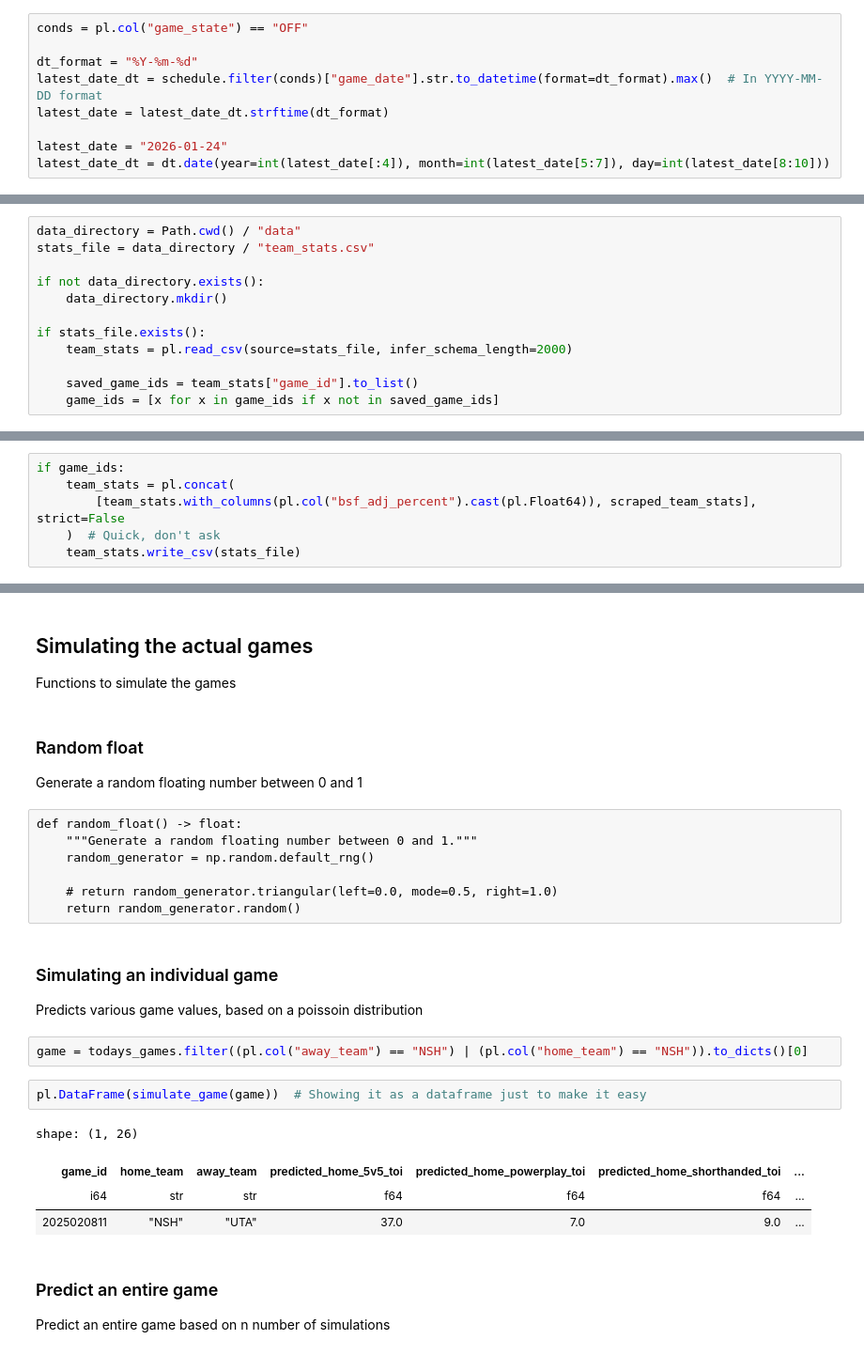
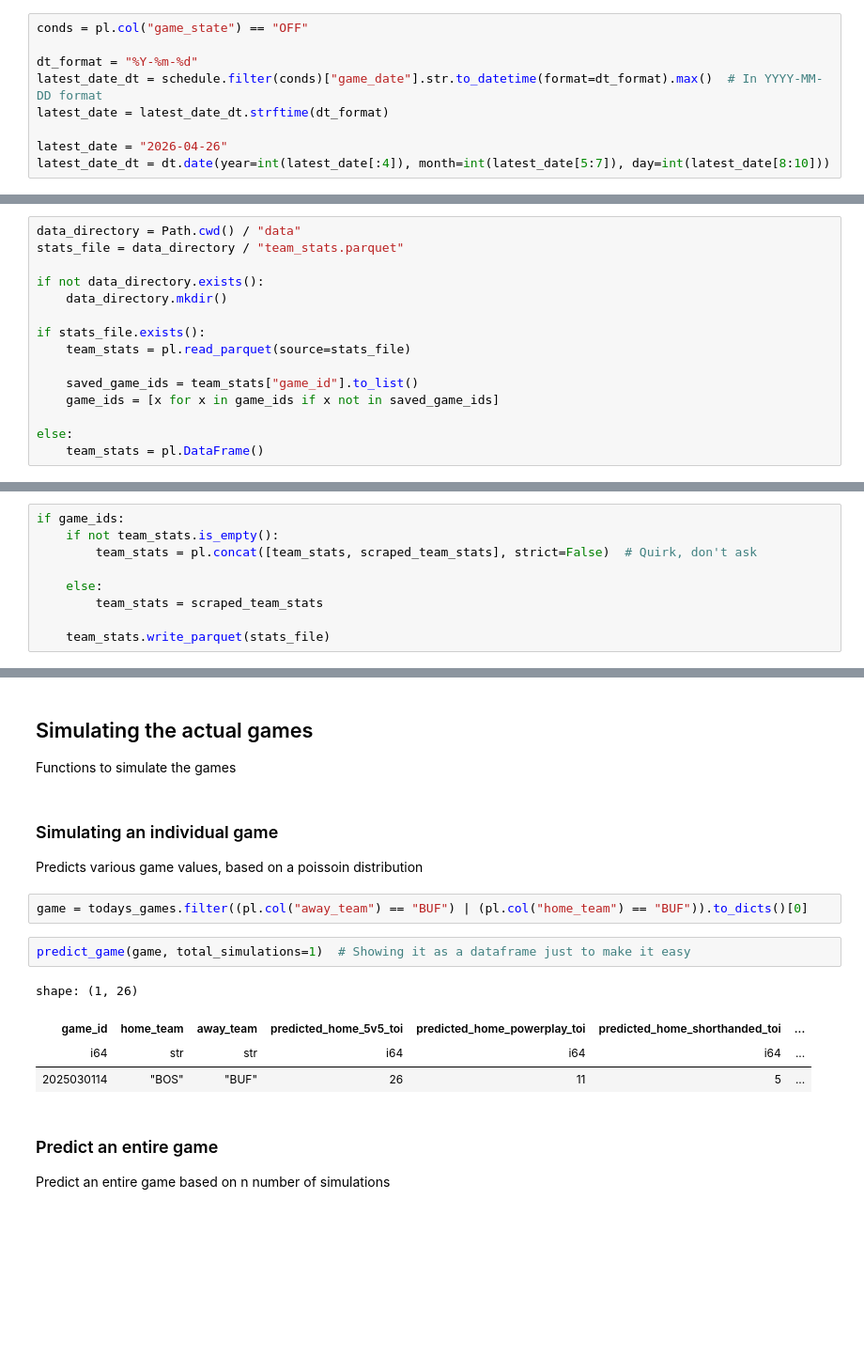
Before and after one commit to chickenandstats/chickenstats-blog, a Jupyter notebook: nbs/blog/posts/tutorials/monte_carlo/index.ipynb, the cells around one changed output, grey strips where cells are left out. Shown at 94% size. Cells and saved outputs as stored; diff of their text form; blank space fills up the shorter version.

```diff
--- a/nbs/blog/posts/tutorials/monte_carlo/index.ipynb
+++ b/nbs/blog/posts/tutorials/monte_carlo/index.ipynb
@@ -130,5 +131,5 @@ dt_format = "%Y-%m-%d"
 latest_date_dt = schedule.filter(conds)["game_date"].str.to_datetime(format=dt_format).max()  # In YYYY-MM-DD format
 latest_date = latest_date_dt.strftime(dt_format)
 
-latest_date = "2026-01-24"
+latest_date = "2026-04-26"
 latest_date_dt = dt.date(year=int(latest_date[:4]), month=int(latest_date[5:7]), day=int(latest_date[8:10]))
@@ -137,16 +142,19 @@ latest_date_dt = dt.date(year=int(latest_date[:4]), month=int(latest_date[5:7]),
 Check to see if you've already scraped, so you're only getting the game_ids that you need
 # %%
 data_directory = Path.cwd() / "data"
-stats_file = data_directory / "team_stats.csv"
+stats_file = data_directory / "team_stats.parquet"
 
 if not data_directory.exists():
     data_directory.mkdir()
 
 if stats_file.exists():
-    team_stats = pl.read_csv(source=stats_file, infer_schema_length=2000)
+    team_stats = pl.read_parquet(source=stats_file)
 
     saved_game_ids = team_stats["game_id"].to_list()
     game_ids = [x for x in game_ids if x not in saved_game_ids]
+
+else:
+    team_stats = pl.DataFrame()
 # %%
 if game_ids:
     scraper = Scraper(game_ids, backend="polars")
@@ -164,6 +176,9 @@ Combine the scraped data and the saved data, then save the new file, but only if
 # %%
 if game_ids:
-    team_stats = pl.concat(
-        [team_stats.with_columns(pl.col("bsf_adj_percent").cast(pl.Float64)), scraped_team_stats], strict=False
-    )  # Quick, don't ask
-    team_stats.write_csv(stats_file)
+    if not team_stats.is_empty():
+        team_stats = pl.concat([team_stats, scraped_team_stats], strict=False)  # Quirk, don't ask
+
+    else:
+        team_stats = scraped_team_stats
+
+    team_stats.write_parquet(stats_file)
@@ -257,28 +260,18 @@ shape: (5, 128)
 # %% [markdown]
 ## Simulating the actual games
 Functions to simulate the games
-# %% [markdown]
-### Random float
-Generate a random floating number between 0 and 1
-# %% [raw]
-def random_float() -> float:
-    """Generate a random floating number between 0 and 1."""
-    random_generator = np.random.default_rng()
-
-    # return random_generator.triangular(left=0.0, mode=0.5, right=1.0)
-    return random_generator.random()
 # %% [markdown]
 ### Simulating an individual game
 Predicts various game values, based on a poissoin distribution
 # %%
-game = todays_games.filter((pl.col("away_team") == "NSH") | (pl.col("home_team") == "NSH")).to_dicts()[0]
+game = todays_games.filter((pl.col("away_team") == "BUF") | (pl.col("home_team") == "BUF")).to_dicts()[0]
 # %%
-pl.DataFrame(simulate_game(game))  # Showing it as a dataframe just to make it easy
+predict_game(game, total_simulations=1)  # Showing it as a dataframe just to make it easy
 # %% [output]
 shape: (1, 26)
 | game_id | home_team | away_team | predicted_home_5v5_toi | predicted_home_powerplay_toi | predicted_home_shorthanded_toi | ... |
-| i64 | str | str | f64 | f64 | f64 | ... |
-| 2025020811 | "NSH" | "UTA" | 37.0 | 7.0 | 9.0 | ... |
+| i64 | str | str | i64 | i64 | i64 | ... |
+| 2025030114 | "BOS" | "BUF" | 26 | 11 | 5 | ... |
 # %% [markdown]
 ### Predict an entire game
 Predict an entire game based on n number of simulations
```
Also changed, not shown: parts of 22 cells of this notebook, 1 other file.
